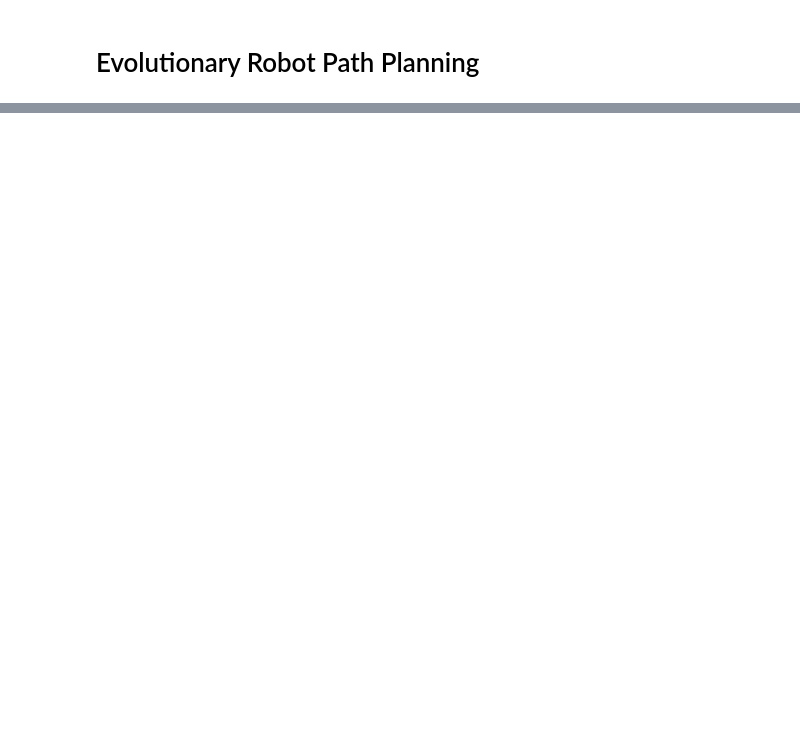
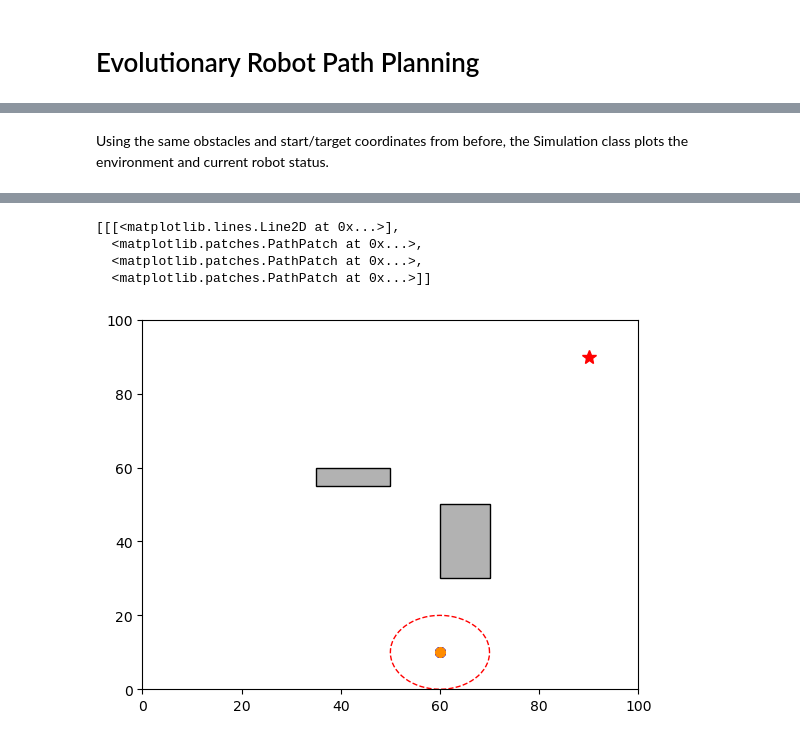
Before and after one commit to kphantha/ENGG3130_Project, a Jupyter notebook: evolutionary_pathplanning.ipynb, the cells around one changed output, grey strips where cells are left out. Drawn from its saved outputs; the diff is of its cells as text; code cells hidden in the pictures; blank space fills up the shorter version.

```diff
--- a/evolutionary_pathplanning.ipynb
+++ b/evolutionary_pathplanning.ipynb
@@ -107,6 +194,4 @@ class Robot:
 # %%
-from time import sleep
-
 
 class Simulation:
 
@@ -165,6 +250,9 @@ class Simulation:
         new_agent = Robot(self.start, self.objective, dict())
         self.agents.append(new_agent)
 
+    def remove_agents(self):
+        self.agents.clear()
+
     def step(self):
         for agent in self.agents:
             agent.step(self)
@@ -181,6 +269,7 @@ class Simulation:
 
     def animate(self):
         # Remove previous artists for rerender
+        # TODO: If multiple robots, should we give them and their paths different colours/shades?
         [[artist.remove() if type(artist) is not list else artist[0].remove() for artist in robot.artists] for robot in self.agents]
         artists = ([robot.draw(self.ax) for robot in self.agents])
         return artists
@@ -188,24 +277,27 @@ class Simulation:
     def run_full(self):
         """Run simulation and plot every 1s until all robots reach target"""
         self.draw()
-        while all([robot.loc != robot.target for robot in self.agents]):
+        while any([robot.loc != robot.target for robot in self.agents]):
             self.animate()
             display(self.fig)
             sleep(0.5)
             self.step()
             clear_output(wait=True)
 
+        clear_output()
         self.animate()
+        display(self.fig)
+# %% [markdown]
+Using the same obstacles and start/target coordinates from before, the Simulation class plots the environment and current robot status.
 # %%
-# Test
 start = (60, 10)
 objective = (90, 90)
+obstacles = (Obstacle((35, 50), (55, 60)), Obstacle((60, 70), (30, 50)))
+
 sim = Simulation((100, 100), start, objective)
+sim.add_obstacles(obstacles)
+sim.add_agent() # Add one robot
 
-obstacles = (Obstacle((35, 50), (55, 60)), Obstacle((60, 70), (30, 50)))
-sim.add_obstacles(obstacles)
-sim.add_agent()
-sim.run_full()
-
-#sim.draw_path([start, (50, 50), (75, 80), objective])
+sim.draw() # Draws environment and start/target
+sim.animate() # Calls robots draw function
 # %% [output]
@@ -212,0 +304,5 @@ sim.run_full()
+[[[<matplotlib.lines.Line2D at 0x...>],
+  <matplotlib.patches.PathPatch at 0x...>,
+  <matplotlib.patches.PathPatch at 0x...>,
+  <matplotlib.patches.PathPatch at 0x...>]]
+[figure, added]
```
Also changed, not shown: parts of 19 cells of this notebook.
